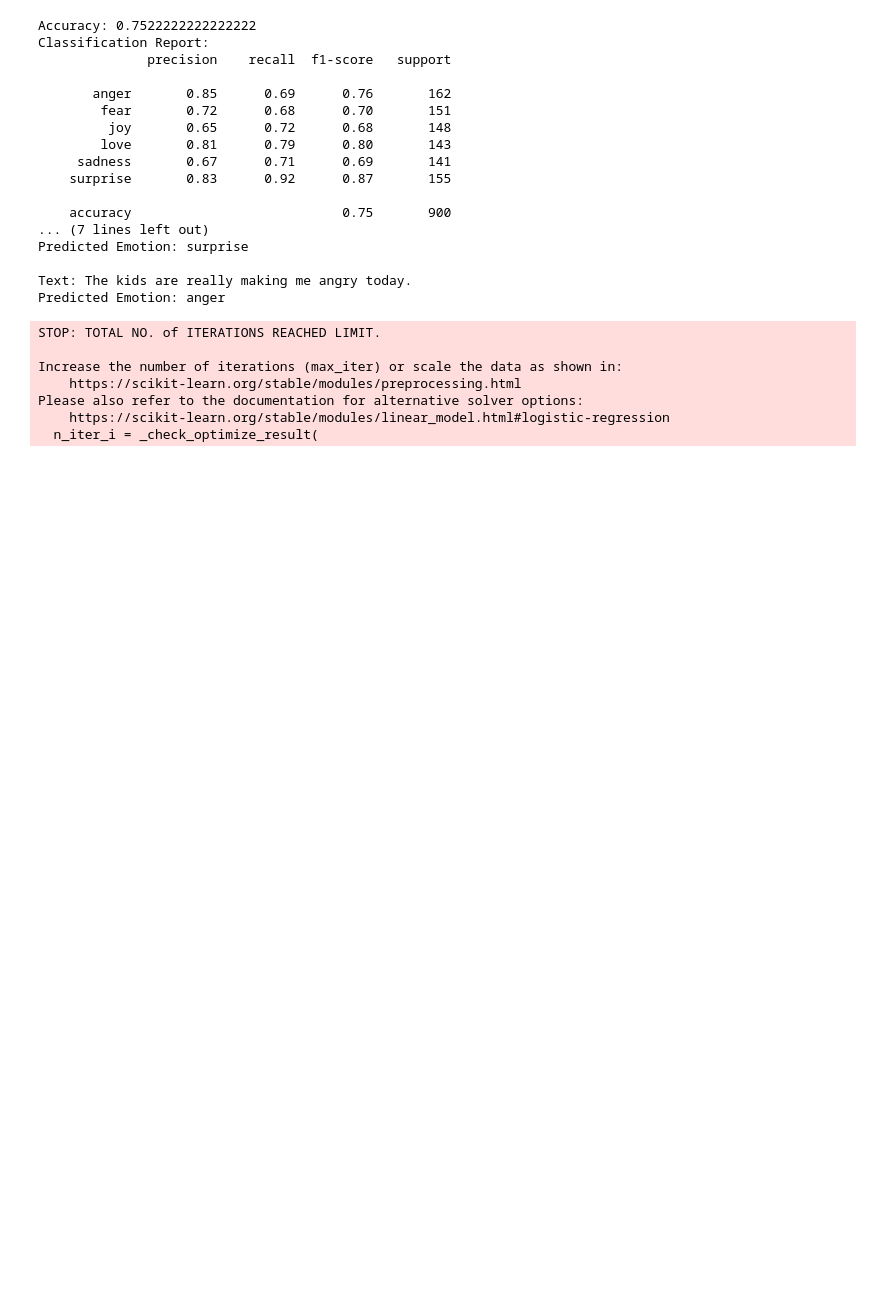
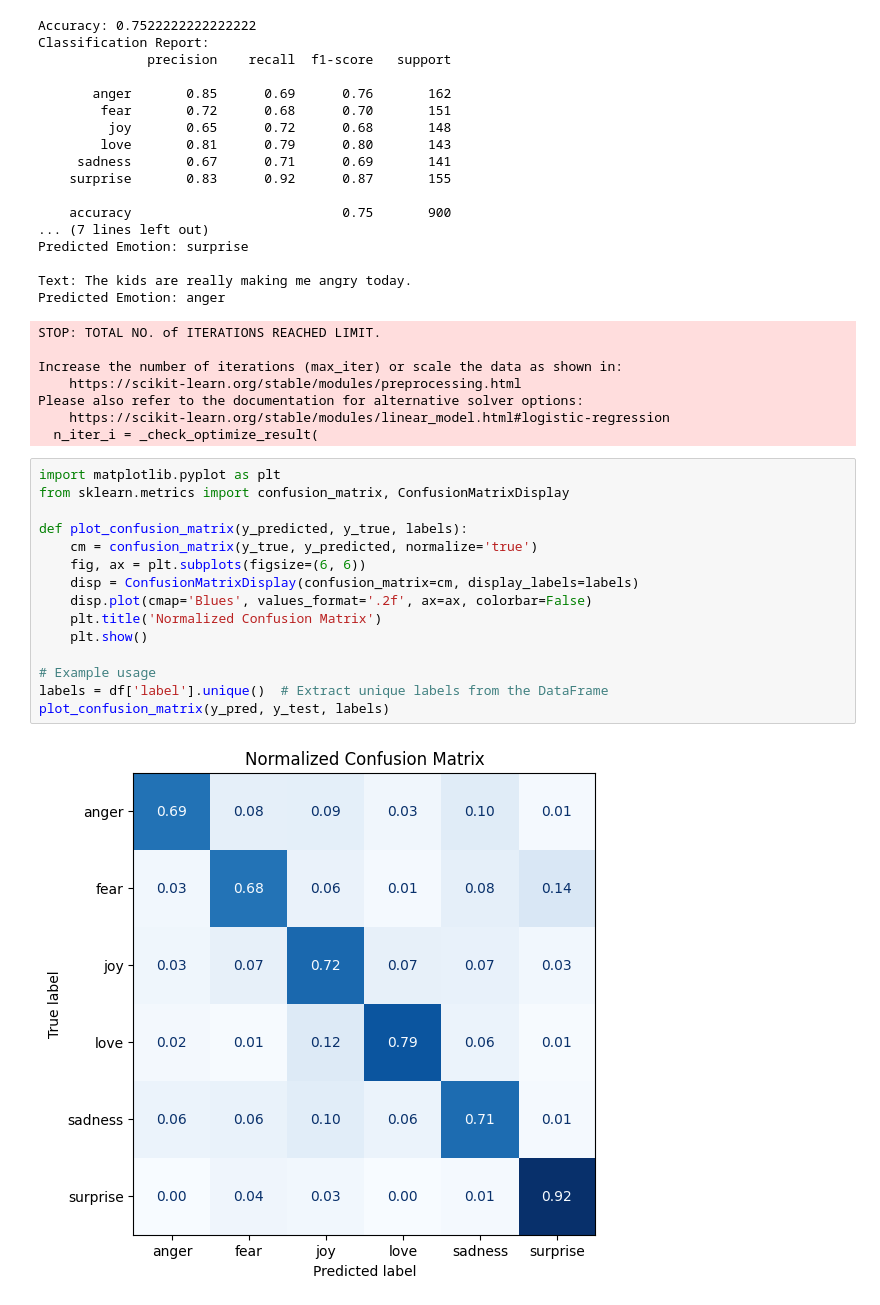
Before and after one commit to Ashwal200/sentiment-analysis, a Jupyter notebook: KM&W2V.ipynb, the cells around one changed output. Saved outputs shown, nothing was run; the diff lists cells and outputs as text; blank space fills up the shorter version.

Commit message:
added confusion matrix

```diff
--- a/KM&W2V.ipynb
+++ b/KM&W2V.ipynb
@@ -359,3 +359,20 @@ Increase the number of iterations (max_iter) or scale the data as shown in:
 Please also refer to the documentation for alternative solver options:
     https://scikit-learn.org/stable/modules/linear_model.html#logistic-regression
   n_iter_i = _check_optimize_result(
+# %%
+import matplotlib.pyplot as plt
+from sklearn.metrics import confusion_matrix, ConfusionMatrixDisplay
+
+def plot_confusion_matrix(y_predicted, y_true, labels):
+    cm = confusion_matrix(y_true, y_predicted, normalize='true')
+    fig, ax = plt.subplots(figsize=(6, 6))
+    disp = ConfusionMatrixDisplay(confusion_matrix=cm, display_labels=labels)
+    disp.plot(cmap='Blues', values_format='.2f', ax=ax, colorbar=False)
+    plt.title('Normalized Confusion Matrix')
+    plt.show()
+
+# Example usage
+labels = df['label'].unique()  # Extract unique labels from the DataFrame
+plot_confusion_matrix(y_pred, y_test, labels)
+# %% [output]
+[figure, added]
```
